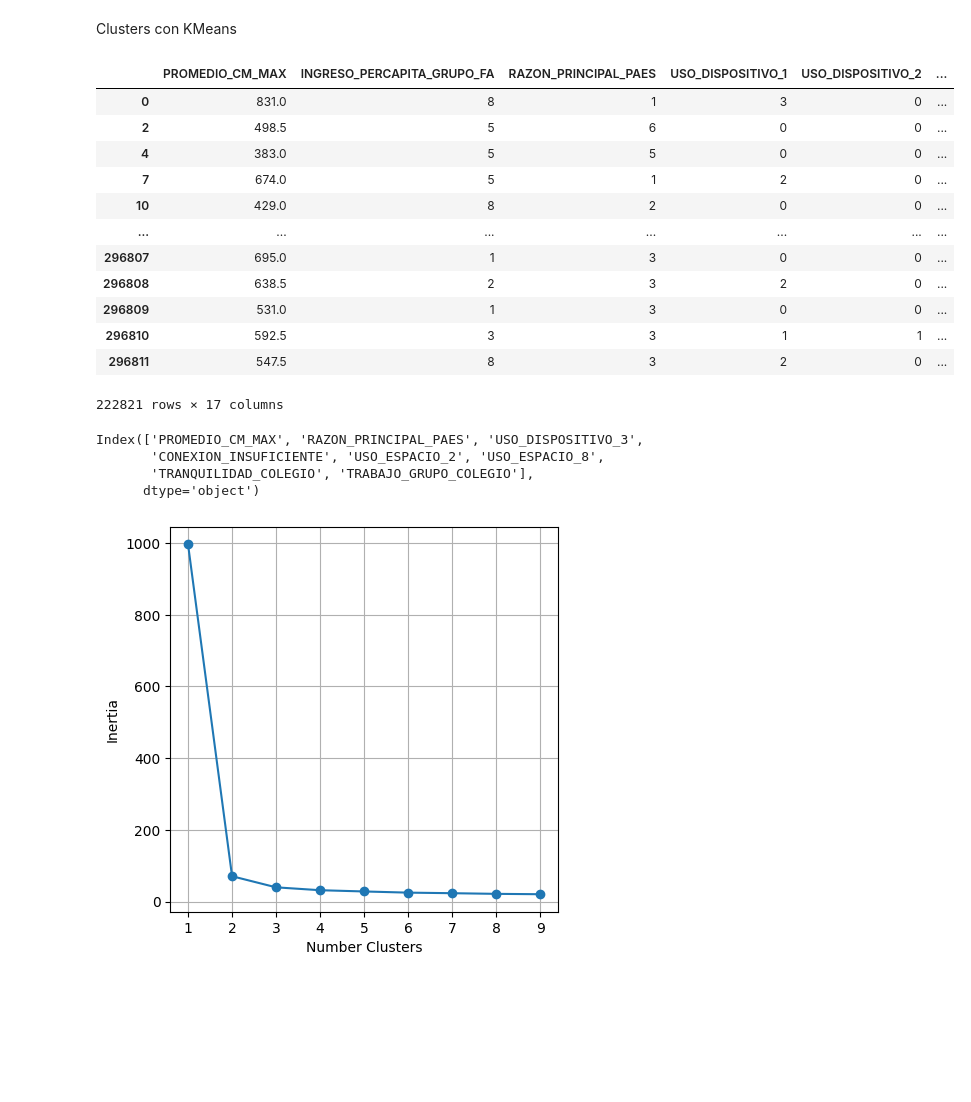
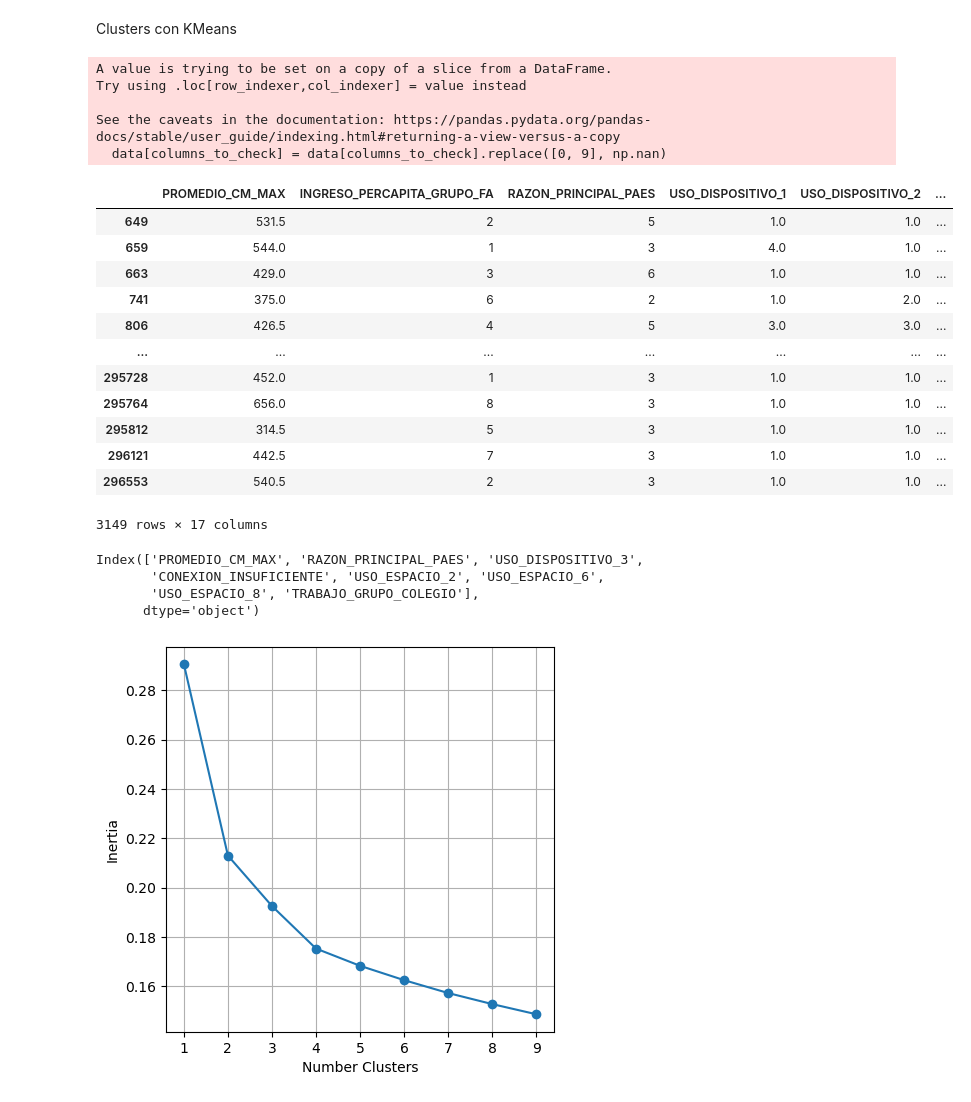
Before and after one commit to gurbina2234/Repo-Mineria-PSU, a Jupyter notebook: datos_oficial.ipynb, the cells around one changed output. Saved outputs shown, nothing was run; the diff lists cells and outputs as text; code cells hidden in the pictures; blank space fills up the shorter version.

```diff
--- a/datos_oficial.ipynb
+++ b/datos_oficial.ipynb
@@ -2,7 +2,7 @@
 import pandas as pd
 import matplotlib.pyplot as plt
 # %%
-puntajes = pd.read_csv("../A_INSCRITOS_PUNTAJES_2023_PAES_PUB_MRUN.csv", sep=";")
+puntajes = pd.read_csv("./A_INSCRITOS_PUNTAJES_2023_PAES_PUB_MRUN.csv", sep=";")
 puntajes.head()
 # %% [output]
 |  | MRUN | ANYO_PROCESO | COD_SEXO | FECHA_NACIMIENTO | RBD | CODIGO_ENS | LOCAL_EDUCACIONAL | ... |
@@ -13,7 +13,7 @@ puntajes.head()
 | 4 | 22654139 | 2023 | 2 | 194507 | 3003 | 363 | 1450 | ... |
 5 rows × 117 columns
 # %%
-socioeconomic = pd.read_csv("../B_SOCIOECONOMICO_DOMICILIO_2023_PAES_PUB_MRUN.csv", sep=";")
+socioeconomic = pd.read_csv("./B_SOCIOECONOMICO_DOMICILIO_2023_PAES_PUB_MRUN.csv", sep=";")
 socioeconomic.head()
 # %% [output]
 |  | MRUN | ANYO_PROCESO | CODIGO_REGION_DOMICILIO | CODIGO_PROVINCIA_DOMICILIO | CODIGO_COMUNA_DOMICILIO | ... |
@@ -148,21 +148,36 @@ Clusters con KMeans
 # %%
 #seleccion de columnas para hacer el cluster
 # data1 = merged_new[['PROMEDIO_CM_MAX','RAZON_PRINCIPAL_PAES','USO_DISPOSITIVO_1','USO_DISPOSITIVO_2','USO_DISPOSITIVO_3','CONEXION_INSUFICIENTE','USO_ESPACIO_1','USO_ESPACIO_2','USO_ESPACIO_3','USO_ESPACIO_4','USO_ESPACIO_5','USO_ESPACIO_6','USO_ESPACIO_7','USO_ESPACIO_8','TRANQUILIDAD_COLEGIO','TRABAJO_GRUPO_COLEGIO']]
 data1 = merged_new[['PROMEDIO_CM_MAX', 'INGRESO_PERCAPITA_GRUPO_FA','RAZON_PRINCIPAL_PAES','USO_DISPOSITIVO_1','USO_DISPOSITIVO_2','USO_DISPOSITIVO_3','CONEXION_INSUFICIENTE','USO_ESPACIO_1','USO_ESPACIO_2','USO_ESPACIO_3','USO_ESPACIO_4','USO_ESPACIO_5','USO_ESPACIO_6','USO_ESPACIO_7','USO_ESPACIO_8','TRANQUILIDAD_COLEGIO','TRABAJO_GRUPO_COLEGIO']]
 idxs = [1, 4, 7, 13]
-data = data1[(data1['RAZON_PRINCIPAL_PAES'].isin([1,2,3,4,5,6,8]))& (data1['PROMEDIO_CM_MAX']>=200)]
+data = data1[(data1['RAZON_PRINCIPAL_PAES'].isin([1,2,3,4,5,6,8]))& (data1['PROMEDIO_CM_MAX']>=200)&(data1['INGRESO_PERCAPITA_GRUPO_FA'] != 99)]
+columns_to_check = ['USO_DISPOSITIVO_1', 'USO_DISPOSITIVO_2', 'USO_DISPOSITIVO_3',
+                    'USO_ESPACIO_1', 'USO_ESPACIO_2', 'USO_ESPACIO_3', 'USO_ESPACIO_4',
+                    'USO_ESPACIO_5', 'USO_ESPACIO_6', 'USO_ESPACIO_7', 'USO_ESPACIO_8',
+                    'CONEXION_INSUFICIENTE', 'TRANQUILIDAD_COLEGIO', 'TRABAJO_GRUPO_COLEGIO']
+
+# Calcular los promedios de las columnas especificadas (considerando 0 y 9 como NaN)
+data[columns_to_check] = data[columns_to_check].replace([0, 9], np.nan)
+
+# Eliminar las filas que contienen NaN en alguna de las columnas especificadas
+data = data.dropna(subset=columns_to_check)
 data
 # %% [output]
+A value is trying to be set on a copy of a slice from a DataFrame.
+Try using .loc[row_indexer,col_indexer] = value instead
+
+See the caveats in the documentation: https://pandas.pydata.org/pandas-docs/stable/user_guide/indexing.html#returning-a-view-versus-a-copy
+  data[columns_to_check] = data[columns_to_check].replace([0, 9], np.nan)
 |  | PROMEDIO_CM_MAX | INGRESO_PERCAPITA_GRUPO_FA | RAZON_PRINCIPAL_PAES | USO_DISPOSITIVO_1 | USO_DISPOSITIVO_2 | ... |
-| 0 | 831.0 | 8 | 1 | 3 | 0 | ... |
-| 2 | 498.5 | 5 | 6 | 0 | 0 | ... |
-| 4 | 383.0 | 5 | 5 | 0 | 0 | ... |
-| 7 | 674.0 | 5 | 1 | 2 | 0 | ... |
-| 10 | 429.0 | 8 | 2 | 0 | 0 | ... |
+| 649 | 531.5 | 2 | 5 | 1.0 | 1.0 | ... |
+| 659 | 544.0 | 1 | 3 | 4.0 | 1.0 | ... |
+| 663 | 429.0 | 3 | 6 | 1.0 | 1.0 | ... |
+| 741 | 375.0 | 6 | 2 | 1.0 | 2.0 | ... |
+| 806 | 426.5 | 4 | 5 | 3.0 | 3.0 | ... |
 | ... | ... | ... | ... | ... | ... | ... |
-| 296807 | 695.0 | 1 | 3 | 0 | 0 | ... |
-| 296808 | 638.5 | 2 | 3 | 2 | 0 | ... |
-| 296809 | 531.0 | 1 | 3 | 0 | 0 | ... |
-| 296810 | 592.5 | 3 | 3 | 1 | 1 | ... |
-| 296811 | 547.5 | 8 | 3 | 2 | 0 | ... |
+| 295728 | 452.0 | 1 | 3 | 1.0 | 1.0 | ... |
+| 295764 | 656.0 | 8 | 3 | 1.0 | 1.0 | ... |
+| 295812 | 314.5 | 5 | 3 | 1.0 | 1.0 | ... |
+| 296121 | 442.5 | 7 | 3 | 1.0 | 1.0 | ... |
+| 296553 | 540.5 | 2 | 3 | 1.0 | 1.0 | ... |
-222821 rows × 17 columns
+3149 rows × 17 columns
@@ -191,8 +218,8 @@ selected_feature_names = data.columns[selected_indices]
 selected_feature_names
 # %% [output]
 Index(['PROMEDIO_CM_MAX', 'RAZON_PRINCIPAL_PAES', 'USO_DISPOSITIVO_3',
-       'CONEXION_INSUFICIENTE', 'USO_ESPACIO_2', 'USO_ESPACIO_8',
-       'TRANQUILIDAD_COLEGIO', 'TRABAJO_GRUPO_COLEGIO'],
+       'CONEXION_INSUFICIENTE', 'USO_ESPACIO_2', 'USO_ESPACIO_6',
+       'USO_ESPACIO_8', 'TRABAJO_GRUPO_COLEGIO'],
       dtype='object')
 # %%
 #revisar cuantos clusters crear
@@ -218,7 +245,7 @@ def optimize_k_means(data,max_k):
 
 optimize_k_means(scaled_data,10)
 # %% [output]
-[figure, old version]
+[figure, new version]
 # %%
 #se hacen dos clusters de kmeans para probar
 from sklearn.decomposition import PCA
```
Also changed, not shown: parts of 18 cells of this notebook.
